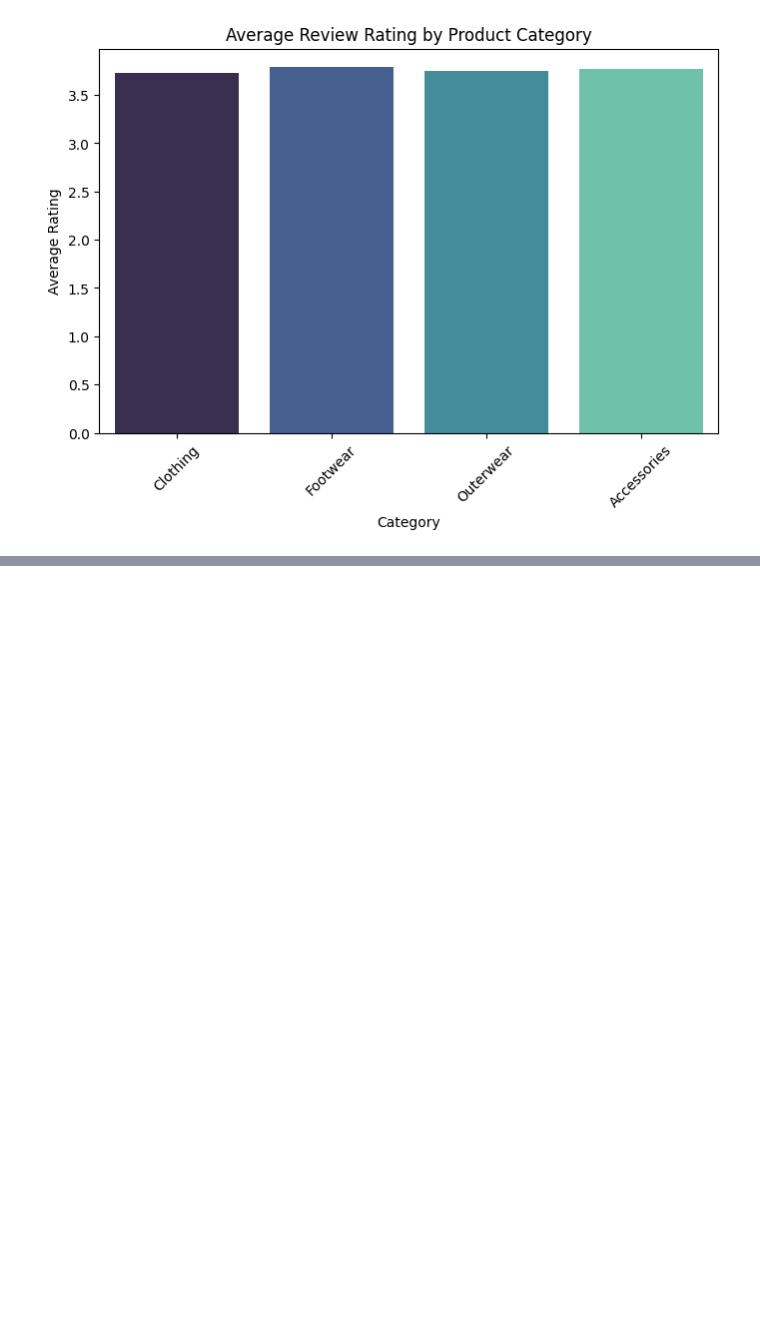
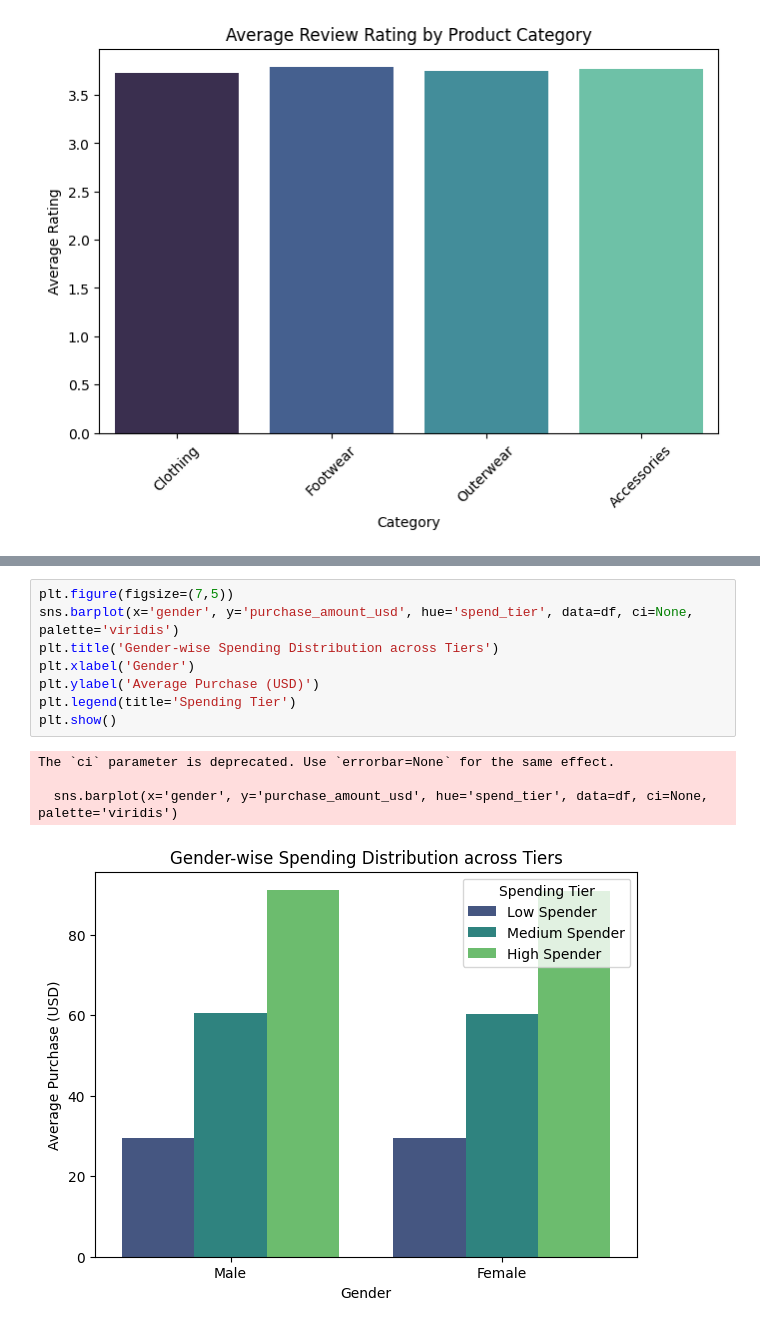
Before and after one commit to saisarantottempudi/customer_purchase_behaviour, a Jupyter notebook: notebooks/01_eda.ipynb, the cells around one changed output, grey strips where cells are left out. Drawn from its saved outputs; the diff is of its cells as text; blank space fills up the shorter version.

```diff
--- a/notebooks/01_eda.ipynb
+++ b/notebooks/01_eda.ipynb
@@ -272,0 +307,13 @@ Passing `palette` without assigning `hue` is deprecated and will be removed in v
+# %%
+plt.figure(figsize=(7,5))
+sns.barplot(x='gender', y='purchase_amount_usd', hue='spend_tier', data=df, ci=None, palette='viridis')
+plt.title('Gender-wise Spending Distribution across Tiers')
+plt.xlabel('Gender')
+plt.ylabel('Average Purchase (USD)')
+plt.legend(title='Spending Tier')
+plt.show()
+# %% [output]
+The `ci` parameter is deprecated. Use `errorbar=None` for the same effect.
+
+  sns.barplot(x='gender', y='purchase_amount_usd', hue='spend_tier', data=df, ci=None, palette='viridis')
+[figure, added]
```
Also changed, not shown: parts of 8 cells of this notebook, 1 other file.
